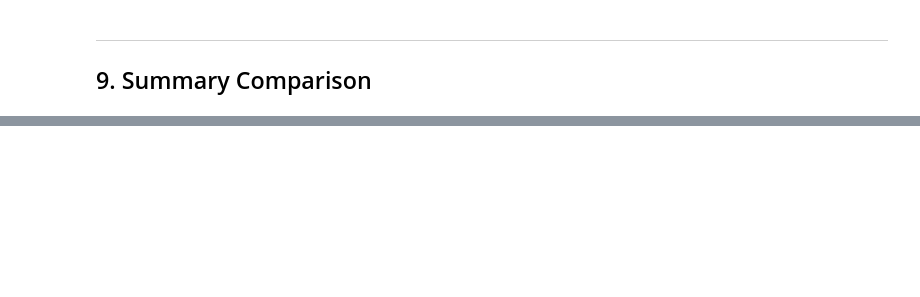
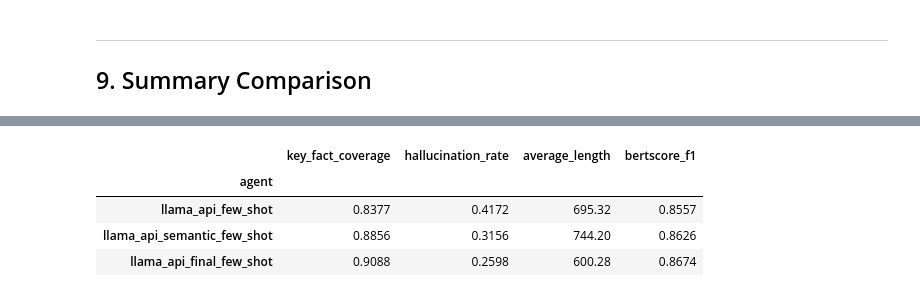
Before and after one commit to dcr225619/DS5500-RAG, a Jupyter notebook: summary_evaluation_benchmark.ipynb, the cells around one changed output, grey strips where cells are left out. Cells and saved outputs as stored; diff of their text form; code cells hidden in the pictures; blank space fills up the shorter version.

```diff
--- a/summary_evaluation_benchmark.ipynb
+++ b/summary_evaluation_benchmark.ipynb
@@ -544,0 +600,25 @@ df
+# %%
+rows = [
+    ("llama_api_few_shot",             res_llama_fs_base),
+    ("llama_api_semantic_few_shot",    res_llama_fs_sem),
+    ("llama_api_final_few_shot",       res_llama_fs_final),
+]
+
+records = []
+for name, res in rows:
+    records.append({
+        "agent":                name,
+        "key_fact_coverage":   res.get("avg_key_fact_coverage",  "-"),
+        "hallucination_rate":  res.get("avg_hallucination_rate", "-"),
+        "average_length":      res.get("avg_length", "-"),
+        "bertscore_f1":        res.get("avg_bertscore",          "N/A"),
+    })
+
+df = pd.DataFrame(records).set_index("agent")
+df
+# %% [output]
+|  | key_fact_coverage | hallucination_rate | average_length | bertscore_f1 |
+| agent |  |  |  |  |
+| llama_api_few_shot | 0.8377 | 0.4172 | 695.32 | 0.8557 |
+| llama_api_semantic_few_shot | 0.8856 | 0.3156 | 744.20 | 0.8626 |
+| llama_api_final_few_shot | 0.9088 | 0.2598 | 600.28 | 0.8674 |
```
Also changed, not shown: parts of 12 cells of this notebook, 16 other files.
